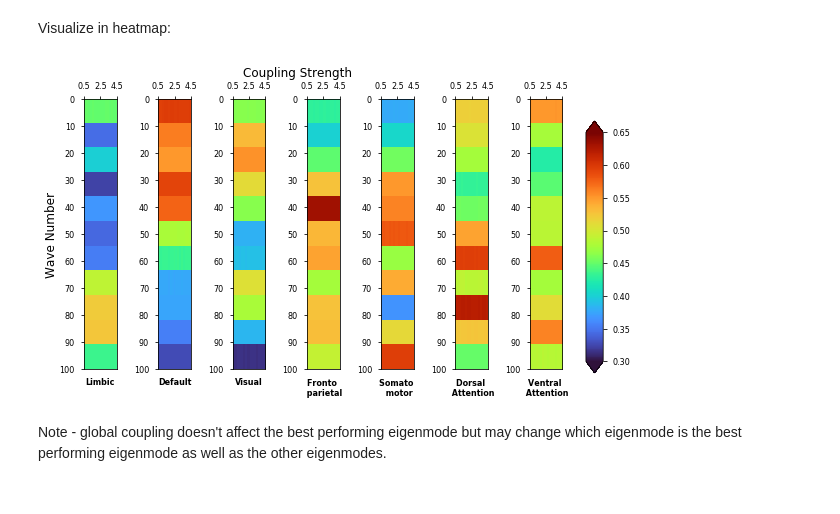
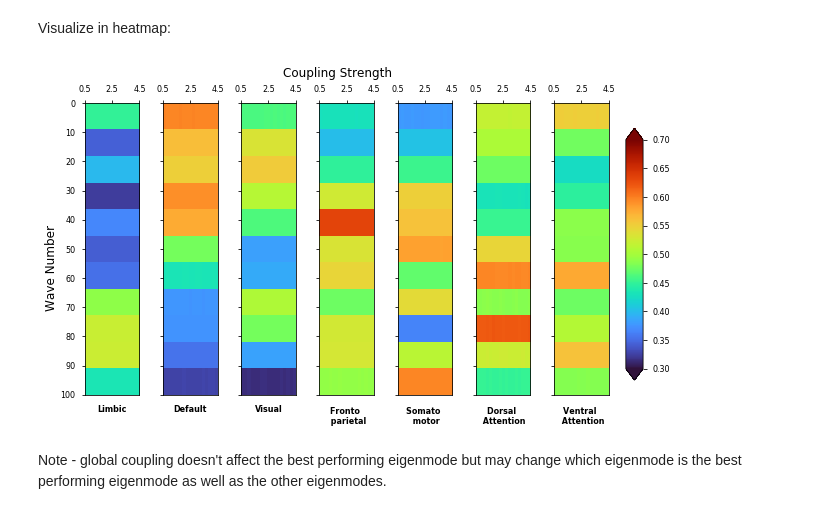
Before and after one commit to axiezai/complex_laplacian, a Jupyter notebook: notebooks/supp_param_entropy.ipynb, the cells around one changed output. Cells and saved outputs as stored; diff of their text form; code cells hidden in the pictures.

Commit message:
supp figures added

```diff
--- a/notebooks/supp_param_entropy.ipynb
+++ b/notebooks/supp_param_entropy.ipynb
@@ -102,39 +102,40 @@ Computing for Ventral_Attention network
 # %% [markdown]
 Visualize in heatmap:
 # %%
-dynamic_range = [0.30, 0.65]
+dynamic_range = [0.30, 0.70]
 k_ticks = 11
 k_labels = np.linspace(0, 100, 11).astype(int)
 a_ticks = 3
 a_labels = np.linspace(0.5, 4.5, 3)
 
 with plt.style.context("seaborn-paper"):
-    corr_fig, corr_ax = plt.subplots(1,7, figsize = (8,5))
+    corr_fig, corr_ax = plt.subplots(1,7, figsize = (8,5), sharey=True)
     for i, ax in enumerate(corr_fig.axes):
         im = ax.imshow(np.transpose(params_bestr[:,:,i]), vmin = 0, vmax = 1, cmap = turbo, aspect = 'auto')
         ax.yaxis.set_major_locator(plt.LinearLocator(numticks = k_ticks))
         ax.xaxis.tick_top()
         ax.set_yticklabels(k_labels)
         ax.xaxis.set_major_locator(plt.LinearLocator(numticks = a_ticks))
         ax.set_xticklabels(a_labels)
         im.set_clim(dynamic_range)
         if i < 3:
             ax.set_title(fc_names[i], y=-0.08, fontsize=8, weight="bold")
         else:
             ax.set_title(fc_names[i], y=-0.12, fontsize=8, weight="bold")
 
-    plt.suptitle('Coupling Strength', fontsize = 12, y = 1)
+    plt.suptitle('Coupling Strength', fontsize = 12, y = 1.02)
     cbar_ax = corr_fig.add_axes([1, 0.15, 0.03, 0.7])
     cb = corr_fig.colorbar(im, cax=cbar_ax, extend="both")
-    corr_fig.add_subplot(1, 1, 1, frameon=False)
-    plt.tick_params(labelcolor="none", top="off", bottom="off", left="off", right="off")
-    plt.grid(False)
-    plt.ylabel('Wave Number', fontsize = 12)
+    corr_fig.text(-0.008, 0.35, 'Wave Number', rotation='vertical', fontsize=12)
+    #corr_fig.add_subplot(1, 1, 1, frameon=False)
+    #plt.tick_params(labelcolor="none", top="off", bottom="off", left="off", right="off")
+    #plt.grid(False)
+    #plt.ylabel('Wave Number', fontsize = 12)
 
     plt.tight_layout()
-    plt.savefig('../figures/fig5/param_bestr.png', dpi = 300, bbox_inches = 'tight')
+    plt.savefig('../figures/supp/param_bestr.png', dpi = 300, bbox_inches = 'tight')
 # %% [output]
-[figure, old version]
+[figure, new version]
 # %% [markdown]
 Note - global coupling doesn't affect the best performing eigenmode but may change which eigenmode is the best performing eigenmode as well as the other eigenmodes.
 # %% [markdown]
```
Also changed, not shown: parts of 2 cells of this notebook, 2 other files.
